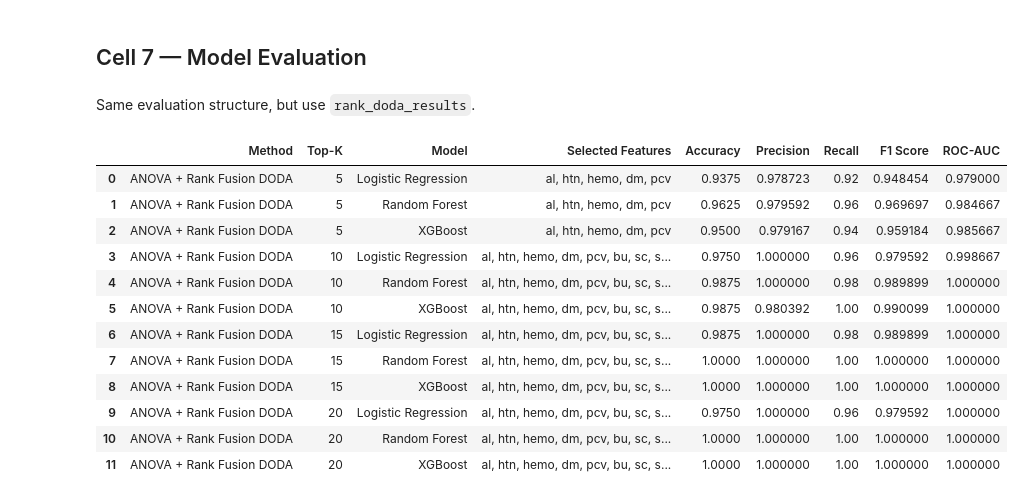
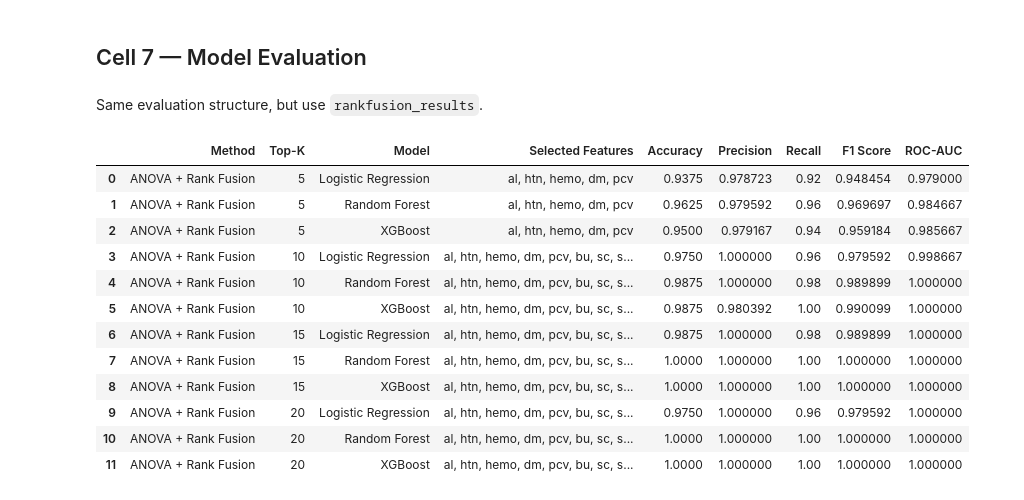
Before and after one commit to anandha-3679/msc_research, a Jupyter notebook: notebooks/angel/CKD/ckd_anova.ipynb, the cells around one changed output. Drawn from its saved outputs; the diff is of its cells as text; code cells hidden in the pictures.

```diff
--- a/notebooks/angel/CKD/ckd_anova.ipynb
+++ b/notebooks/angel/CKD/ckd_anova.ipynb
@@ -603,7 +603,7 @@ from doda.knowledge.providers import JSONProvider
 # doda.fusion (it doesn\'t exist in the package yet — see markdown note).
 # %%
 # =============================================================================
-# ANOVA + RANK FUSION DODA FEATURE SELECTION
+# ANOVA + RANK FUSION FEATURE SELECTION
 # =============================================================================
 
 import pandas as pd
@@ -617,12 +617,12 @@ provider = JSONProvider(
 # Rank-based fusion instead of Hadamard multiplication
 fusion = RankFusion()
 
-rank_doda_results = {}
+rankfusion_results = {}
 
 for k in k_values:
 
     print("\n" + "=" * 70)
-    print(f"ANOVA + RANK FUSION DODA \u2014 TOP {k} FEATURES")
+    print(f"ANOVA + RANK FUSION \u2014 TOP {k} FEATURES")
     print("=" * 70)
 
     anova = SklearnAdapter(
@@ -644,7 +644,7 @@ for k in k_values:
     print("\nSelected Features:")
     print(selected_features)
 
-    rank_doda_results[k] = {
+    rankfusion_results[k] = {
         "selector": selector,
         "X_train": X_train_selected,
         "X_test": X_test_selected,
@@ -656,7 +656,7 @@ for k in k_values:
     }
 
 print("\n" + "=" * 70)
-print("ANOVA + RANK FUSION DODA COMPLETED")
+print("ANOVA + RANK FUSION COMPLETED")
 print("=" * 70)
 # %% [output]
 ======================================================================
@@ -848,56 +848,56 @@ Top Features After Fusion:
 # %% [markdown]
 ## Cell 7 — Model Evaluation
 # %% [markdown]
-Same evaluation structure, but use `rank_doda_results`.
+Same evaluation structure, but use `rankfusion_results`.
 # %%
 # =============================================================================
-# RANK FUSION DODA MODEL EVALUATION
+# RANK FUSION MODEL EVALUATION
 # =============================================================================
 
 from sklearn.metrics import (
     accuracy_score, precision_score, recall_score, f1_score, roc_auc_score
 )
 
-rank_doda_model_results = []
+rankfusion_model_results = []
 
 for k in k_values:
 
-    Xtr = rank_doda_results[k]["X_train"]
-    Xts = rank_doda_results[k]["X_test"]
-    features = ", ".join(rank_doda_results[k]["features"])
+    Xtr = rankfusion_results[k]["X_train"]
+    Xts = rankfusion_results[k]["X_test"]
+    features = ", ".join(rankfusion_results[k]["features"])
 
     for model_name, model in models.items():
 
         model.fit(Xtr, y_train)
         y_pred = model.predict(Xts)
         y_prob = model.predict_proba(Xts)[:, 1]
 
-        rank_doda_model_results.append({
-            "Method": "ANOVA + Rank Fusion DODA",
+        rankfusion_model_results.append({
+            "Method": "ANOVA + Rank Fusion",
             "Top-K": k,
             "Model": model_name,
             "Selected Features": features,
             "Accuracy": accuracy_score(y_test, y_pred),
             "Precision": precision_score(y_test, y_pred, zero_division=0),
             "Recall": recall_score(y_test, y_pred, zero_division=0),
             "F1 Score": f1_score(y_test, y_pred, zero_division=0),
             "ROC-AUC": roc_auc_score(y_test, y_prob)
         })
 
-rank_doda_results_df = pd.DataFrame(rank_doda_model_results)
-display(rank_doda_results_df)
+rankfusion_results_df = pd.DataFrame(rankfusion_model_results)
+display(rankfusion_results_df)
 # %% [output]
 |  | Method | Top-K | Model | Selected Features | Accuracy | Precision | Recall | F1 Score | ROC-AUC |
-| 0 | ANOVA + Rank Fusion DODA | 5 | Logistic Regression | al, htn, hemo, dm, pcv | 0.9375 | 0.978723 | 0.92 | 0.948454 | 0.979000 |
-| 1 | ANOVA + Rank Fusion DODA | 5 | Random Forest | al, htn, hemo, dm, pcv | 0.9625 | 0.979592 | 0.96 | 0.969697 | 0.984667 |
-| 2 | ANOVA + Rank Fusion DODA | 5 | XGBoost | al, htn, hemo, dm, pcv | 0.9500 | 0.979167 | 0.94 | 0.959184 | 0.985667 |
-| 3 | ANOVA + Rank Fusion DODA | 10 | Logistic Regression | al, htn, hemo, dm, pcv, bu, sc, s... | 0.9750 | 1.000000 | 0.96 | 0.979592 | 0.998667 |
-| 4 | ANOVA + Rank Fusion DODA | 10 | Random Forest | al, htn, hemo, dm, pcv, bu, sc, s... | 0.9875 | 1.000000 | 0.98 | 0.989899 | 1.000000 |
-| 5 | ANOVA + Rank Fusion DODA | 10 | XGBoost | al, htn, hemo, dm, pcv, bu, sc, s... | 0.9875 | 0.980392 | 1.00 | 0.990099 | 1.000000 |
-| 6 | ANOVA + Rank Fusion DODA | 15 | Logistic Regression | al, htn, hemo, dm, pcv, bu, sc, s... | 0.9875 | 1.000000 | 0.98 | 0.989899 | 1.000000 |
-| 7 | ANOVA + Rank Fusion DODA | 15 | Random Forest | al, htn, hemo, dm, pcv, bu, sc, s... | 1.0000 | 1.000000 | 1.00 | 1.000000 | 1.000000 |
-| 8 | ANOVA + Rank Fusion DODA | 15 | XGBoost | al, htn, hemo, dm, pcv, bu, sc, s... | 1.0000 | 1.000000 | 1.00 | 1.000000 | 1.000000 |
-| 9 | ANOVA + Rank Fusion DODA | 20 | Logistic Regression | al, htn, hemo, dm, pcv, bu, sc, s... | 0.9750 | 1.000000 | 0.96 | 0.979592 | 1.000000 |
-| 10 | ANOVA + Rank Fusion DODA | 20 | Random Forest | al, htn, hemo, dm, pcv, bu, sc, s... | 1.0000 | 1.000000 | 1.00 | 1.000000 | 1.000000 |
-| 11 | ANOVA + Rank Fusion DODA | 20 | XGBoost | al, htn, hemo, dm, pcv, bu, sc, s... | 1.0000 | 1.000000 | 1.00 | 1.000000 | 1.000000 |
+| 0 | ANOVA + Rank Fusion | 5 | Logistic Regression | al, htn, hemo, dm, pcv | 0.9375 | 0.978723 | 0.92 | 0.948454 | 0.979000 |
+| 1 | ANOVA + Rank Fusion | 5 | Random Forest | al, htn, hemo, dm, pcv | 0.9625 | 0.979592 | 0.96 | 0.969697 | 0.984667 |
+| 2 | ANOVA + Rank Fusion | 5 | XGBoost | al, htn, hemo, dm, pcv | 0.9500 | 0.979167 | 0.94 | 0.959184 | 0.985667 |
+| 3 | ANOVA + Rank Fusion | 10 | Logistic Regression | al, htn, hemo, dm, pcv, bu, sc, s... | 0.9750 | 1.000000 | 0.96 | 0.979592 | 0.998667 |
+| 4 | ANOVA + Rank Fusion | 10 | Random Forest | al, htn, hemo, dm, pcv, bu, sc, s... | 0.9875 | 1.000000 | 0.98 | 0.989899 | 1.000000 |
+| 5 | ANOVA + Rank Fusion | 10 | XGBoost | al, htn, hemo, dm, pcv, bu, sc, s... | 0.9875 | 0.980392 | 1.00 | 0.990099 | 1.000000 |
+| 6 | ANOVA + Rank Fusion | 15 | Logistic Regression | al, htn, hemo, dm, pcv, bu, sc, s... | 0.9875 | 1.000000 | 0.98 | 0.989899 | 1.000000 |
+| 7 | ANOVA + Rank Fusion | 15 | Random Forest | al, htn, hemo, dm, pcv, bu, sc, s... | 1.0000 | 1.000000 | 1.00 | 1.000000 | 1.000000 |
+| 8 | ANOVA + Rank Fusion | 15 | XGBoost | al, htn, hemo, dm, pcv, bu, sc, s... | 1.0000 | 1.000000 | 1.00 | 1.000000 | 1.000000 |
+| 9 | ANOVA + Rank Fusion | 20 | Logistic Regression | al, htn, hemo, dm, pcv, bu, sc, s... | 0.9750 | 1.000000 | 0.96 | 0.979592 | 1.000000 |
+| 10 | ANOVA + Rank Fusion | 20 | Random Forest | al, htn, hemo, dm, pcv, bu, sc, s... | 1.0000 | 1.000000 | 1.00 | 1.000000 | 1.000000 |
+| 11 | ANOVA + Rank Fusion | 20 | XGBoost | al, htn, hemo, dm, pcv, bu, sc, s... | 1.0000 | 1.000000 | 1.00 | 1.000000 | 1.000000 |
 # %%
```
Also changed, not shown: parts of 12 cells of this notebook, 2 other files.
